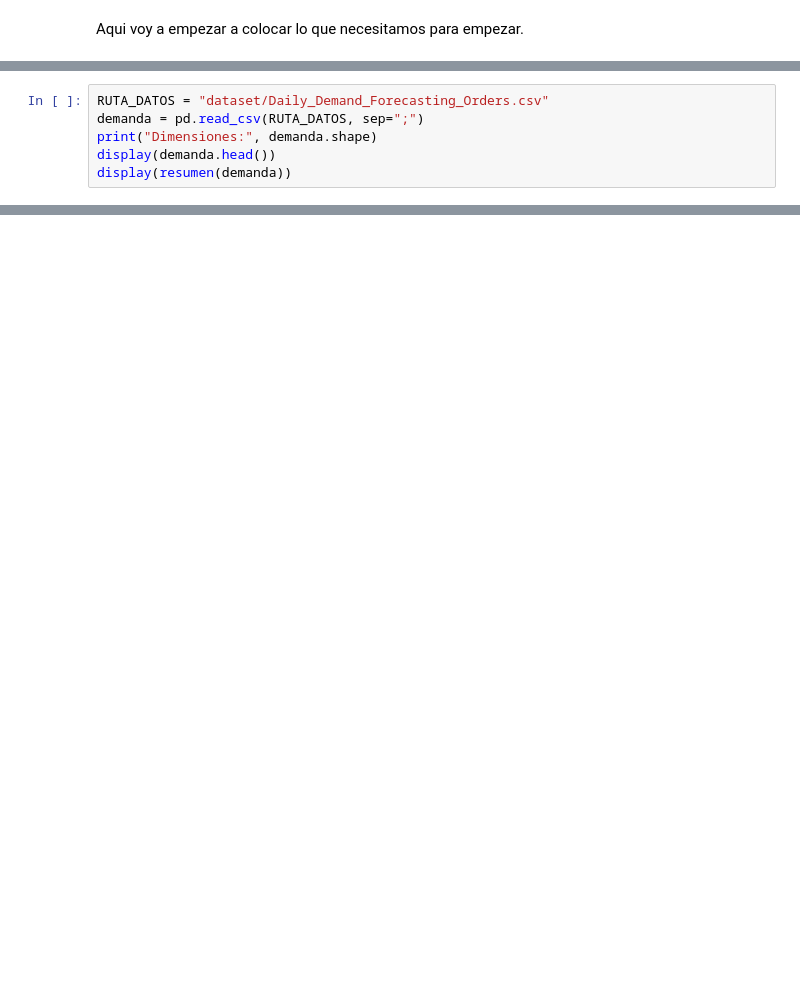
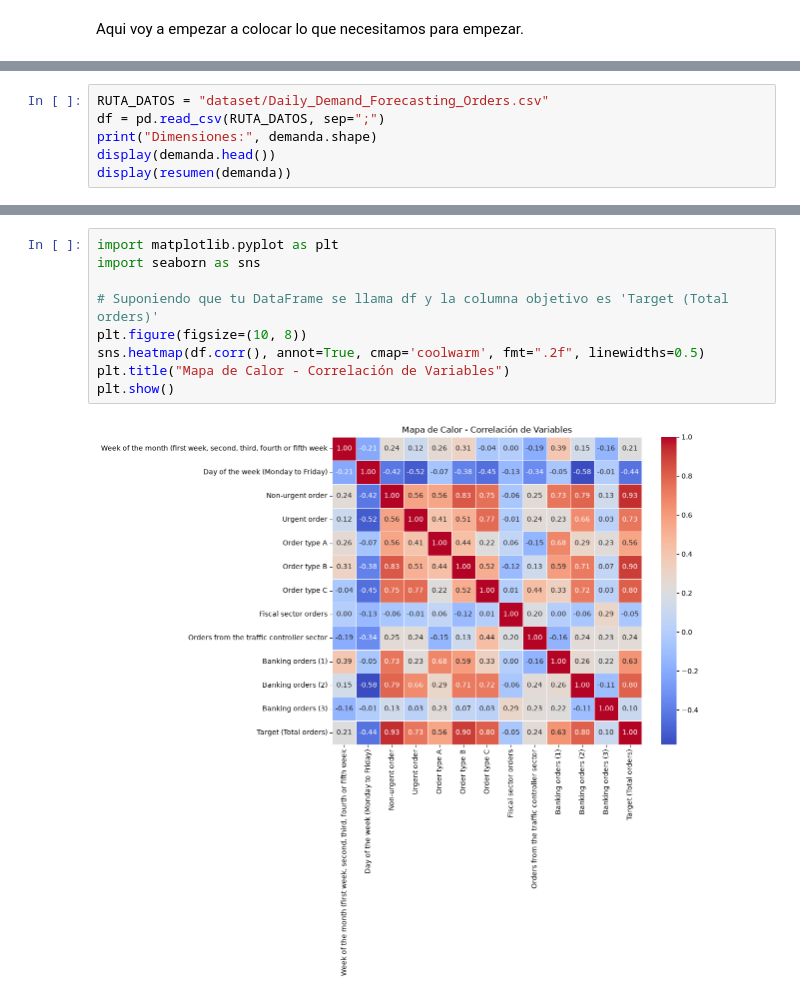
Before and after one commit to tdavidvergara/regresion-lineal-machine-learning, a Jupyter notebook: EDA_Regresion_Demanda.ipynb, the cells around one changed output, grey strips where cells are left out. Drawn from its saved outputs; the diff is of its cells as text; blank space fills up the shorter version.

Commit message:
mapa de correlación

```diff
--- a/EDA_Regresion_Demanda.ipynb
+++ b/EDA_Regresion_Demanda.ipynb
@@ -29,7 +25,7 @@ def resumen(df):
     })
 # %%
 RUTA_DATOS = "dataset/Daily_Demand_Forecasting_Orders.csv"
-demanda = pd.read_csv(RUTA_DATOS, sep=";")
+df = pd.read_csv(RUTA_DATOS, sep=";")
 print("Dimensiones:", demanda.shape)
 display(demanda.head())
 display(resumen(demanda))
@@ -35,0 +54,11 @@ display(resumen(demanda))
+# %%
+import matplotlib.pyplot as plt
+import seaborn as sns
+
+# Suponiendo que tu DataFrame se llama df y la columna objetivo es 'Target (Total orders)'
+plt.figure(figsize=(10, 8))
+sns.heatmap(df.corr(), annot=True, cmap='coolwarm', fmt=".2f", linewidths=0.5)
+plt.title("Mapa de Calor - Correlación de Variables")
+plt.show()
+# %% [output]
+[figure, added]
```
Also changed, not shown: parts of 3 cells of this notebook, 1 other file.
